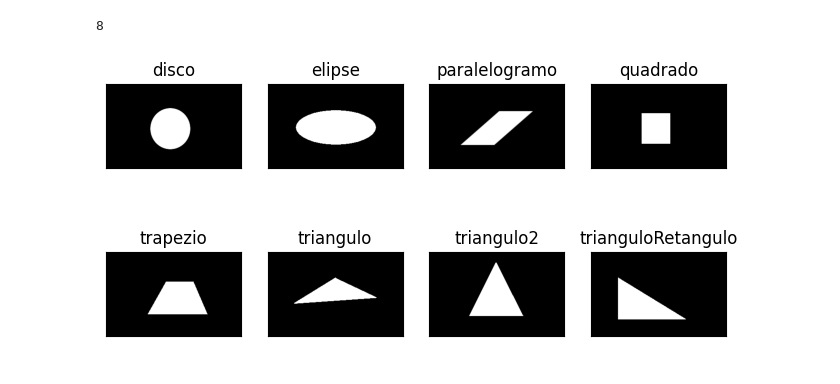
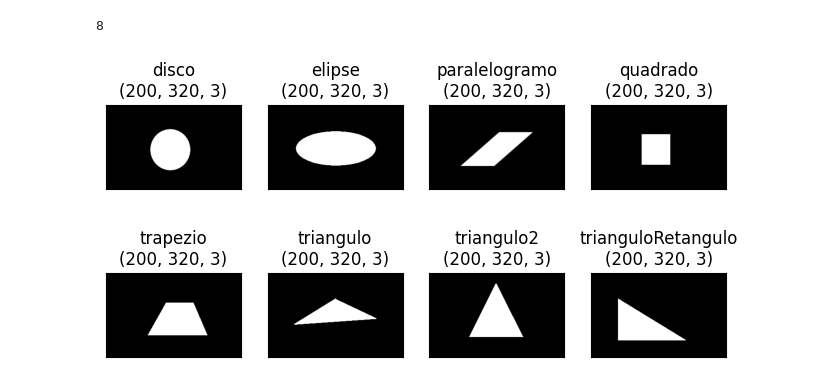
Before and after one commit to htbrandao/ppgi-proc-img, a Jupyter notebook: trab07/trab07.ipynb, the cells around one changed output. Drawn from its saved outputs; the diff is of its cells as text; code cells hidden in the pictures.

```diff
--- a/trab07/trab07.ipynb
+++ b/trab07/trab07.ipynb
@@ -138,16 +158,16 @@ len(hip)
 # %%
 plt.figure(figsize=(8,4))
 
 i = 1
 for h in hip:
     plt.subplot(2,4,i)
-    plt.title(h[0])
+    plt.title(f'{h[0]}\n{h[-1].shape}')
     plt.imshow(h[-1])
     plt.xticks([])
     plt.yticks([])
     i += 1
 
 plt.show()
 # %% [output]
-[figure, old version]
+[figure, new version]
 # %%
```
Also changed, not shown: parts of 23 cells of this notebook.
